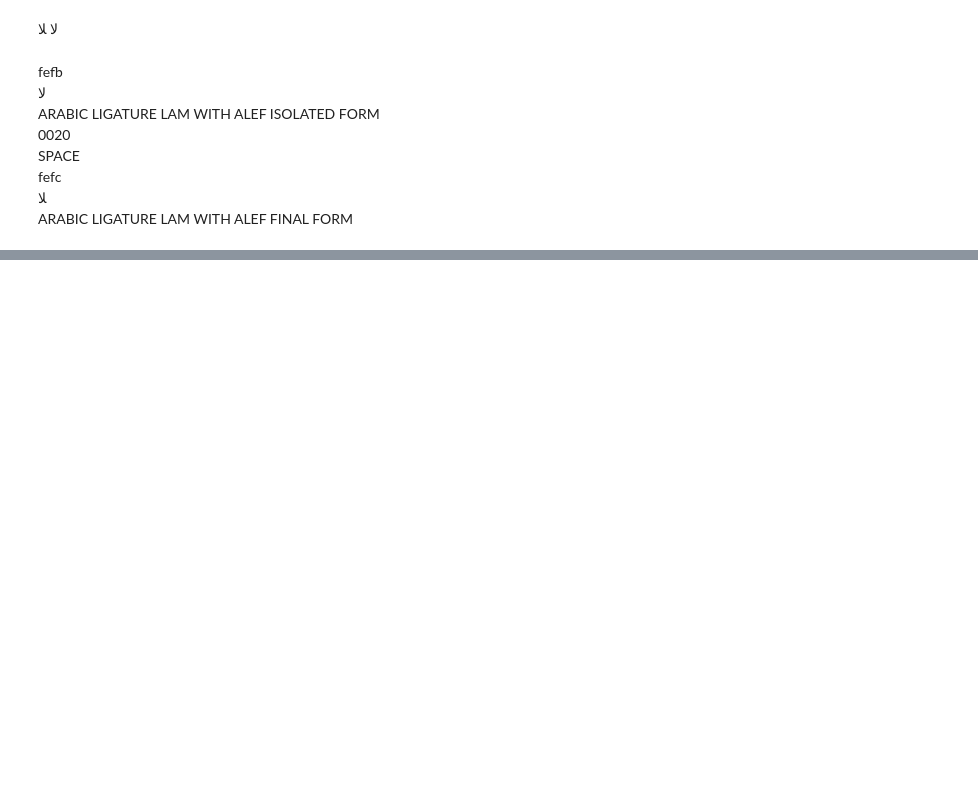
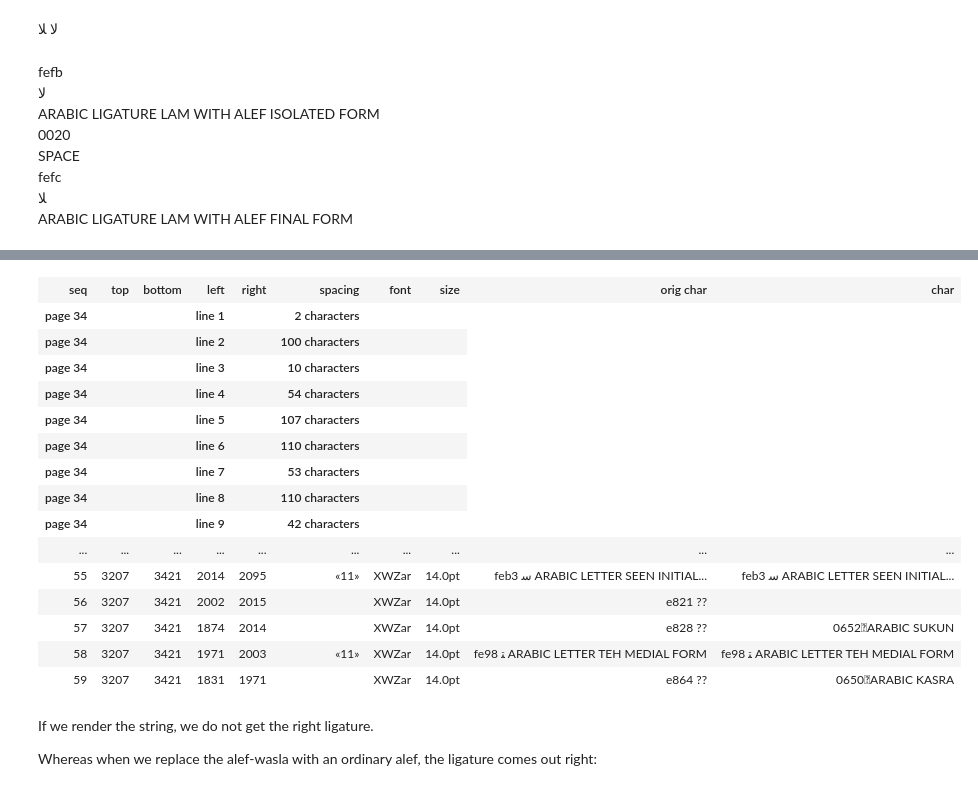
Before and after one commit to among/fusus, a Jupyter notebook: source/getTextPageWork.ipynb, the cells around one changed output, grey strips where cells are left out. Saved outputs shown, nothing was run; the diff lists cells and outputs as text; code cells hidden in the pictures; blank space fills up the shorter version.

```diff
--- a/source/getTextPageWork.ipynb
+++ b/source/getTextPageWork.ipynb
@@ -225,0 +254,23 @@ ARABIC LIGATURE LAM WITH ALEF FINAL FORM
+# %%
+Lw.showLines(testPages, search=char, orig=True)
+# %% [output]
+| seq | top | bottom | left | right | spacing | font | size | orig char | char |
+| page 34 |  |  | line 1 |  | 2 characters |  |  |
+| page 34 |  |  | line 2 |  | 100 characters |  |  |
+| page 34 |  |  | line 3 |  | 10 characters |  |  |
+| page 34 |  |  | line 4 |  | 54 characters |  |  |
+| page 34 |  |  | line 5 |  | 107 characters |  |  |
+| page 34 |  |  | line 6 |  | 110 characters |  |  |
+| page 34 |  |  | line 7 |  | 53 characters |  |  |
+| page 34 |  |  | line 8 |  | 110 characters |  |  |
+| page 34 |  |  | line 9 |  | 42 characters |  |  |
+| ... | ... | ... | ... | ... | ... | ... | ... | ... | ... |
+| 55 | 3207 | 3421 | 2014 | 2095 | «11» | XWZar | 14.0pt | feb3 ﺳ ARABIC LETTER SEEN INITIAL... | feb3 ﺳ ARABIC LETTER SEEN INITIAL... |
+| 56 | 3207 | 3421 | 2002 | 2015 |  | XWZar | 14.0pt | e821 ?? |  |
+| 57 | 3207 | 3421 | 1874 | 2014 |  | XWZar | 14.0pt | e828 ?? | 0652 ْ ARABIC SUKUN |
+| 58 | 3207 | 3421 | 1971 | 2003 | «11» | XWZar | 14.0pt | fe98 ﺘ ARABIC LETTER TEH MEDIAL FORM | fe98 ﺘ ARABIC LETTER TEH MEDIAL FORM |
+| 59 | 3207 | 3421 | 1831 | 1971 |  | XWZar | 14.0pt | e864 ?? | 0650 ِ ARABIC KASRA |
+# %% [markdown]
+If we render the string, we do not get the right ligature.
+
+Whereas when we replace the alef-wasla with an ordinary alef, the ligature comes out right:
```
Also changed, not shown: parts of 10 cells of this notebook, 4 other files.
